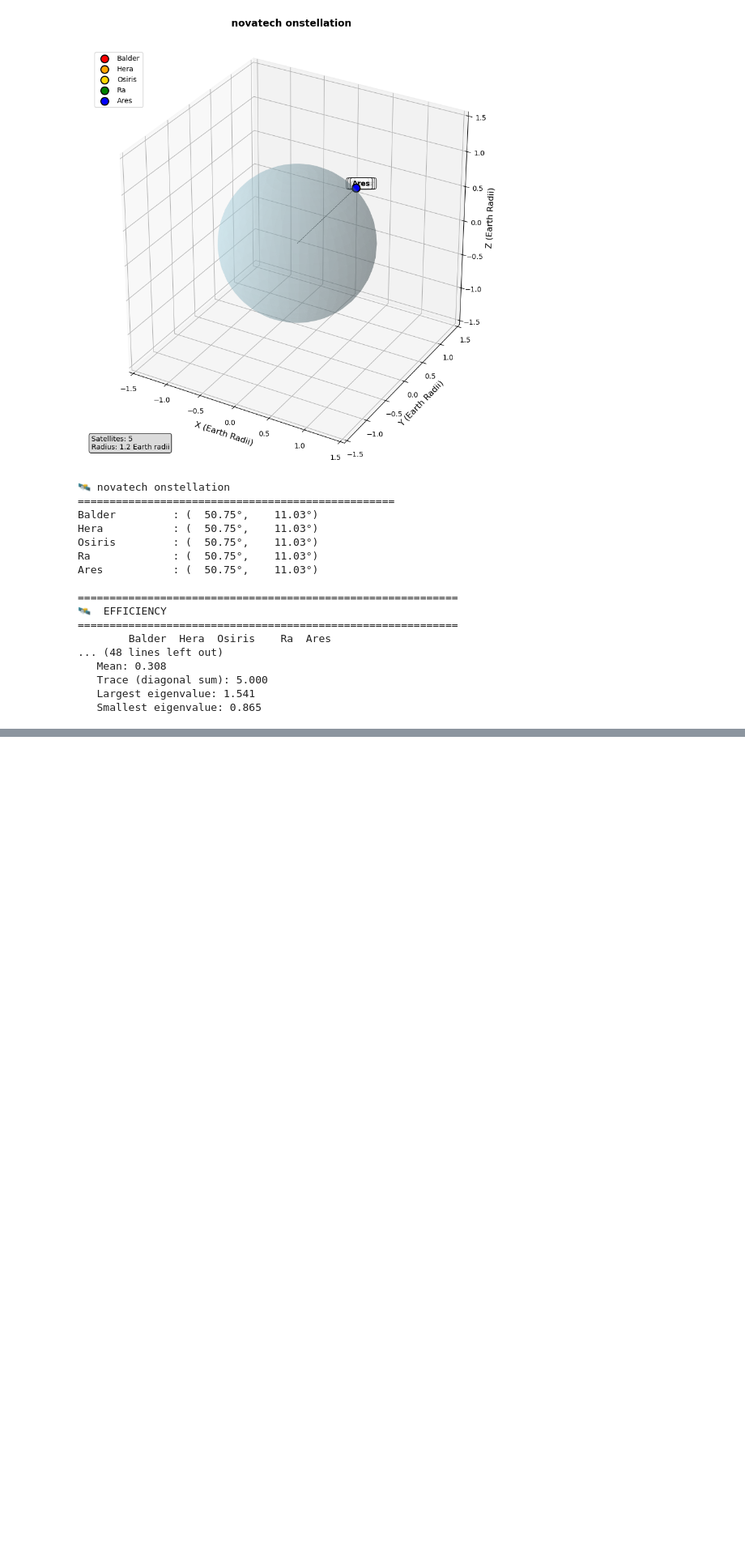
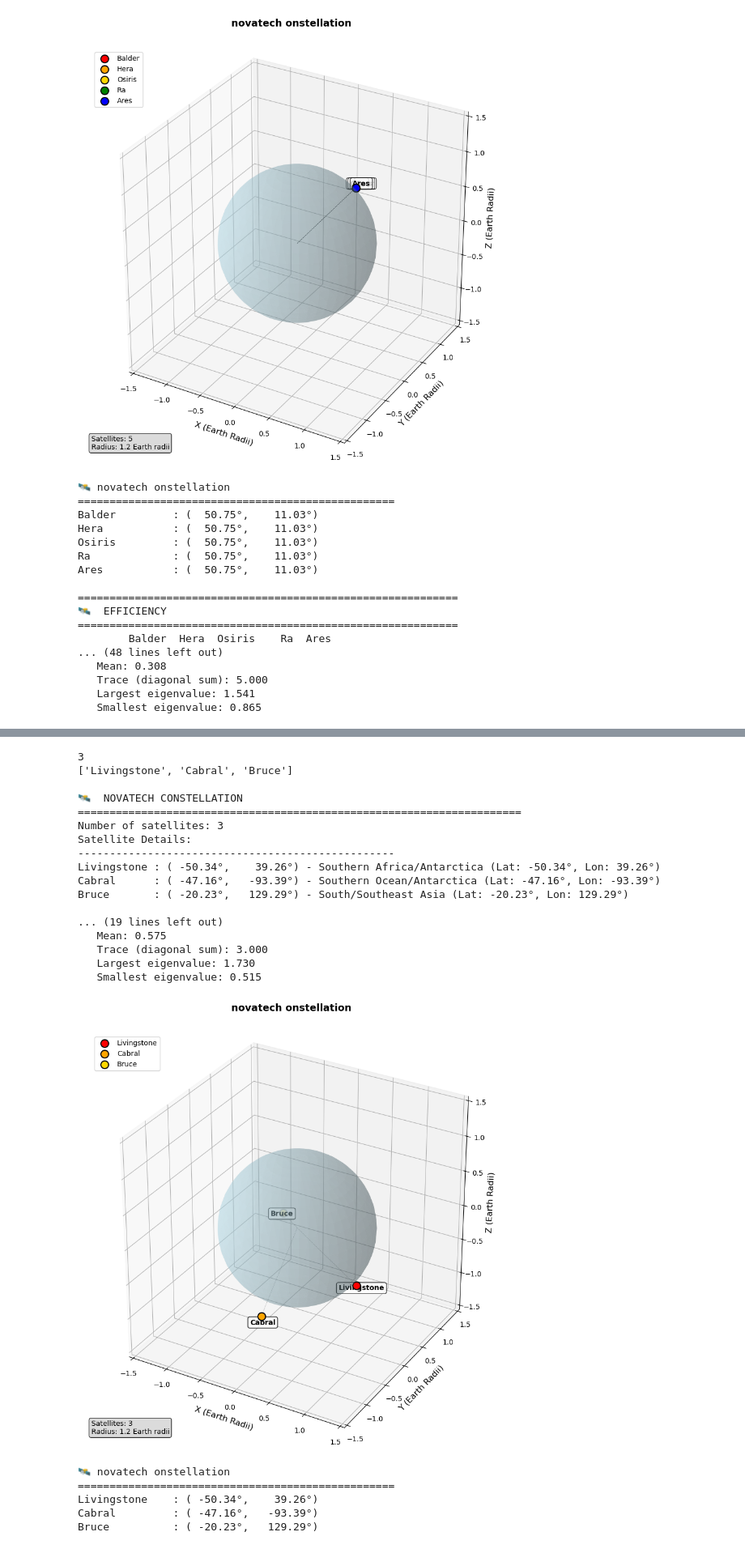
Before and after one commit to isaacasamoah/spaceml, a Jupyter notebook: notebooks/prototypes/quest_algorithm.ipynb, the cells around one changed output, grey strips where cells are left out. Shown at 81% size. Drawn from its saved outputs; the diff is of its cells as text; code cells hidden in the pictures; blank space fills up the shorter version.

```diff
--- a/notebooks/prototypes/quest_algorithm.ipynb
+++ b/notebooks/prototypes/quest_algorithm.ipynb
@@ -1088,0 +1169,37 @@ Ares           : (  50.75°,    11.03°)
+# %%
+# Now let's look at the combined matrix
+n_satellites = 3
+weights = {"efficiency": 0.3, "redundancy": 0.3, "communication": 0.4 }
+print(n_satellites)
+test_satellites = generate_satellite_positions(n_satellites, "uniform", seed = 43)
+satellite_names = generate_satellite_names(n_satellites, "explorers")
+print(satellite_names)
+
+print_satellite_info(test_satellites, satellite_names, "Novatech constellation")
+format_matrix_professional(combined_matrix(test_satellites, weights), "Comnbined", satellite_names)
+
+visualize_satellites_3d(test_satellites, "novatech onstellation", satellite_names)
+# %% [output]
+3
+['Livingstone', 'Cabral', 'Bruce']
+
+🛰️  NOVATECH CONSTELLATION
+======================================================================
+Number of satellites: 3
+Satellite Details:
+--------------------------------------------------
+Livingstone : ( -50.34°,    39.26°) - Southern Africa/Antarctica (Lat: -50.34°, Lon: 39.26°)
+Cabral      : ( -47.16°,   -93.39°) - Southern Ocean/Antarctica (Lat: -47.16°, Lon: -93.39°)
+Bruce       : ( -20.23°,   129.29°) - South/Southeast Asia (Lat: -20.23°, Lon: 129.29°)
+
+... (19 lines left out)
+   Mean: 0.575
+   Trace (diagonal sum): 3.000
+   Largest eigenvalue: 1.730
+   Smallest eigenvalue: 0.515
+[figure, added]
+🛰️ novatech onstellation
+==================================================
+Livingstone    : ( -50.34°,    39.26°)
+Cabral         : ( -47.16°,   -93.39°)
+Bruce          : ( -20.23°,   129.29°)
```
Also changed, not shown: parts of 8 cells of this notebook.
